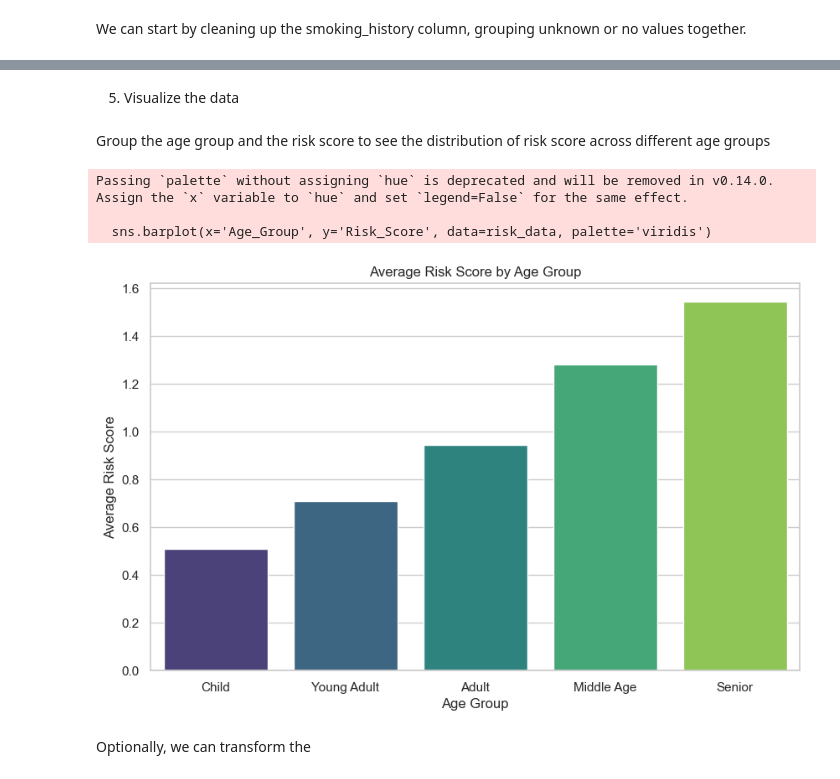
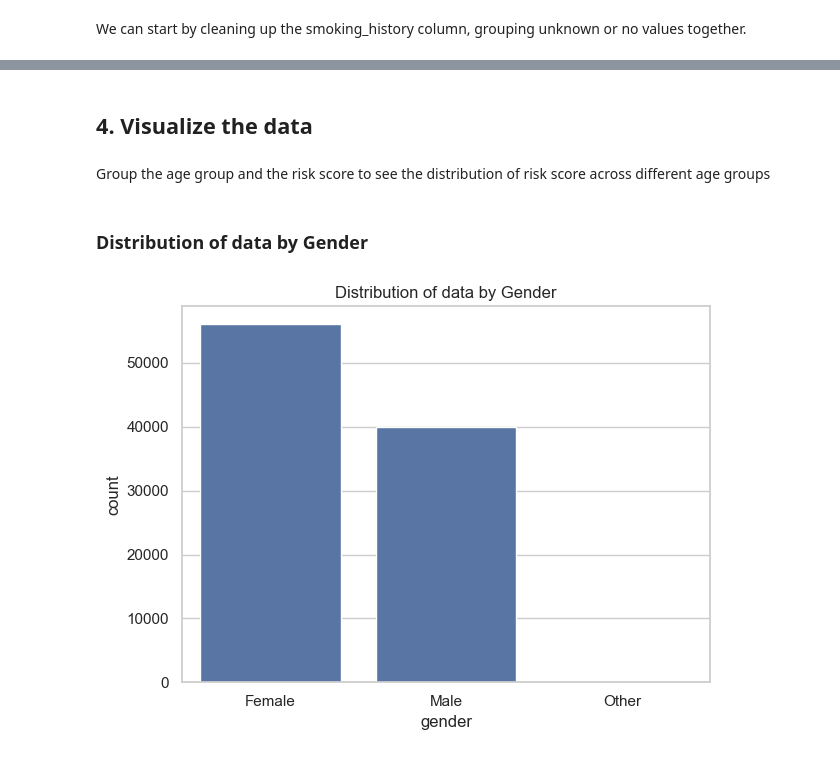
Before and after one commit to wends05/lab-ml, a Jupyter notebook: lab_3/main_lab_3.ipynb, the cells around one changed output, grey strips where cells are left out. Drawn from its saved outputs; the diff is of its cells as text; code cells hidden in the pictures.

```diff
--- a/lab_3/main_lab_3.ipynb
+++ b/lab_3/main_lab_3.ipynb
@@ -132,10 +135,11 @@ We can start by cleaning up the smoking_history column, grouping unknown or no v
 # %%
 # We can create a new columns smoking_status to group unknown and never smoked together
-def clean_smoking_history(value):
-    match value:
-        case 'current':
-            return 'current'
-        case 'former' | 'ever' | 'not current':
-            return 'former'
-        default:
-            return 'never'
+#
+clean_smoking_history_map = {
+    "never": "Never",
+    "No Info": "Unknown",
+    "current": "Current",
+    "former": "Past",
+    "ever": "Past",
+    "not current": "Past"
+}
@@ -196,0 +146,3 @@ df['Is_Smoker'] = df['smoking_history'].apply(
+# %%
+# Apply the function to create a new column
+df['smoking_history'] = df['smoking_history'].map(clean_smoking_history_map).fillna('never')
@@ -196,0 +155,2 @@ df['Is_Smoker'] = df['smoking_history'].apply(
+# %%
+df.drop_duplicates(inplace=True)
@@ -197,20 +229,14 @@ df['Is_Smoker'] = df['smoking_history'].apply(
 # %% [markdown]
-5. Visualize the data
+## 4. Visualize the data
 # %% [markdown]
 Group the age group and the risk score to see the distribution of risk score across different age groups
-# %%
-risk_data = df.groupby('Age_Group')['Risk_Score'].mean().reset_index()
-
-plt.figure(figsize=(10, 6))
-sns.barplot(x='Age_Group', y='Risk_Score', data=risk_data, palette='viridis')
-plt.title('Average Risk Score by Age Group')
-plt.xlabel('Age Group')
-plt.ylabel('Average Risk Score')
-plt.show()
-# %% [output]
-Passing `palette` without assigning `hue` is deprecated and will be removed in v0.14.0. Assign the `x` variable to `hue` and set `legend=False` for the same effect.
-
-  sns.barplot(x='Age_Group', y='Risk_Score', data=risk_data, palette='viridis')
-[figure, removed]
-# %% [markdown]
-Optionally, we can transform the
+# %% [markdown]
+### Distribution of data by Gender
+# %%
+sns.countplot(data=df, x=df["gender"])
+plt.title('Distribution of data by Gender')
+
+plt.tight_layout()
+plt.show()
+# %% [output]
+[figure, added]
```
Also changed, not shown: parts of 107 cells of this notebook, 4 other files.
